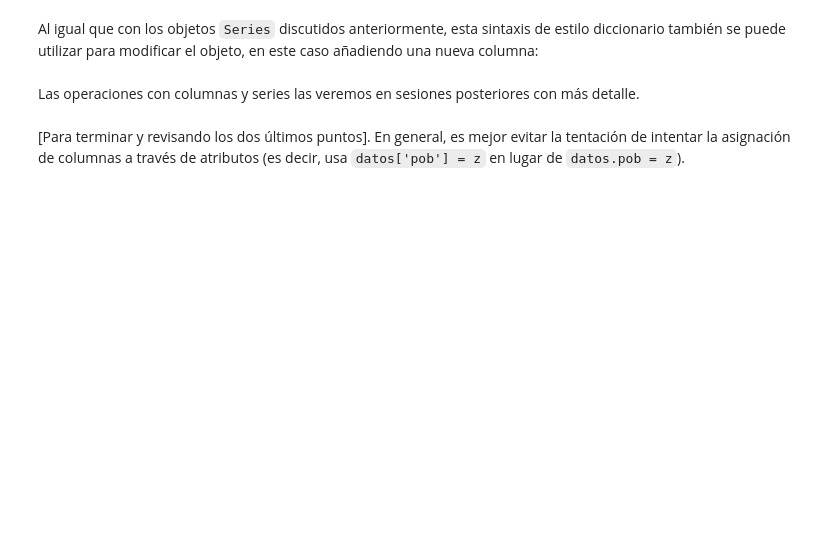
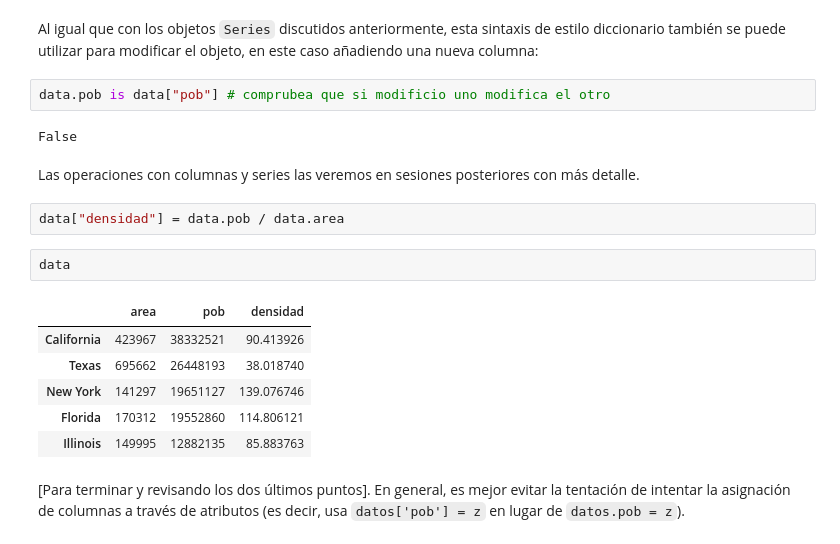
Before and after one commit to claudiomillanmartin/Claudio-Millan-Martin-DSOline, a Jupyter notebook: Bloque_2/02_Herramientas_Avanzadas copia/Sprint_04/01_Pandas_I/01_Workout/09_Seleccion_en_DataFrame_I.ipynb, the cells around one changed output. Saved outputs shown, nothing was run; the diff lists cells and outputs as text; blank space fills up the shorter version.

```diff
--- a/Bloque_2/02_Herramientas_Avanzadas copia/Sprint_04/01_Pandas_I/01_Workout/09_Seleccion_en_DataFrame_I.ipynb
+++ b/Bloque_2/02_Herramientas_Avanzadas copia/Sprint_04/01_Pandas_I/01_Workout/09_Seleccion_en_DataFrame_I.ipynb
@@ -32,6 +67,21 @@ Este acceso a la columna de estilo atributo accede en realidad al mismo objeto q
 # %% [markdown]
 Al igual que con los objetos ``Series`` discutidos anteriormente, esta sintaxis de estilo diccionario también se puede utilizar para modificar el objeto, en este caso añadiendo una nueva columna:
+# %%
+data.pob is data["pob"] # comprubea que si modificio uno modifica el otro
+# %% [output]
+False
 # %% [markdown]
 Las operaciones con columnas y series las veremos en sesiones posteriores con más detalle.
+# %%
+data["densidad"] = data.pob / data.area
+# %%
+data
+# %% [output]
+|  | area | pob | densidad |
+| California | 423967 | 38332521 | 90.413926 |
+| Texas | 695662 | 26448193 | 38.018740 |
+| New York | 141297 | 19651127 | 139.076746 |
+| Florida | 170312 | 19552860 | 114.806121 |
+| Illinois | 149995 | 12882135 | 85.883763 |
 # %% [markdown]
 [Para terminar y revisando los dos últimos puntos]. En general, es mejor evitar la tentación de intentar la asignación de columnas a través de atributos (es decir, usa ``datos['pob'] = z`` en lugar de ``datos.pob = z``).
```
Also changed, not shown: parts of 7 cells of this notebook, 7 other files.
